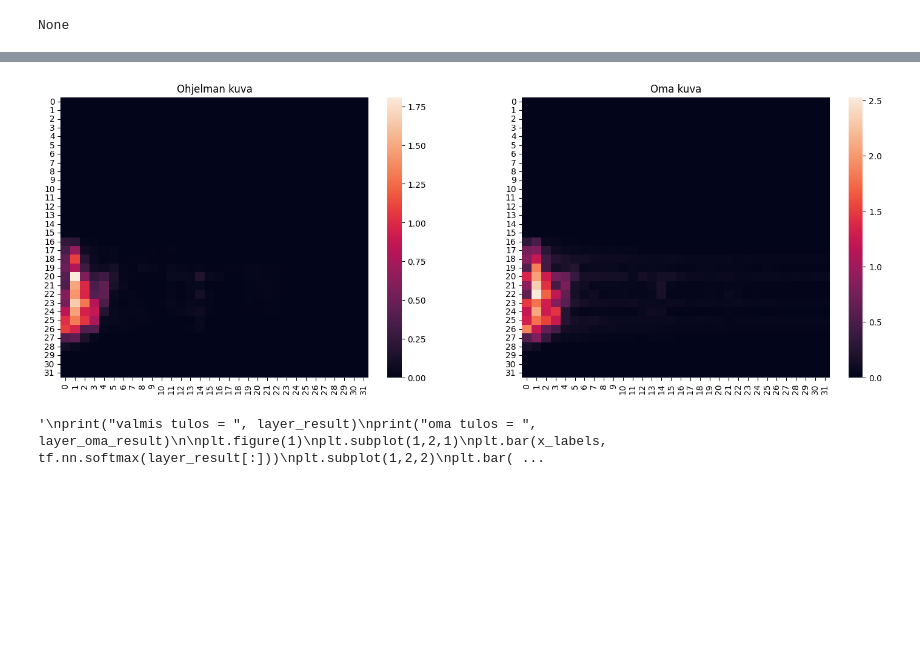
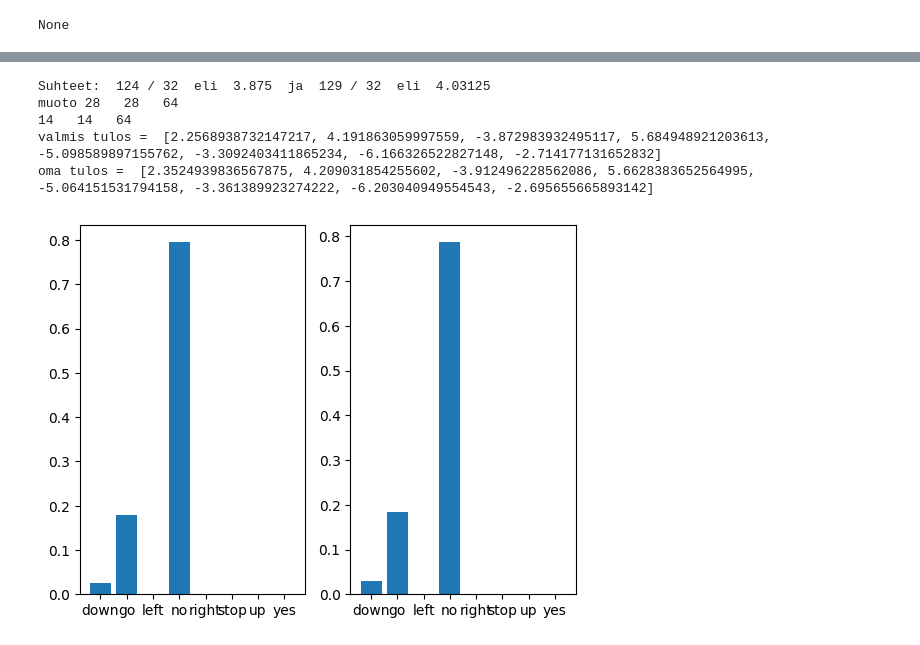
Before and after one commit to Nornalite/cnn_voice_recognition, a Jupyter notebook: Syksy2024_projektitehtava.ipynb, the cells around one changed output, grey strips where cells are left out. Cells and saved outputs as stored; diff of their text form; code cells hidden in the pictures; blank space fills up the shorter version.

```diff
--- a/Syksy2024_projektitehtava.ipynb
+++ b/Syksy2024_projektitehtava.ipynb
@@ -164,16 +165,20 @@ x, sample_rate = tf.audio.decode_wav(x, desired_channels=1, desired_samples=1600
 x = tf.squeeze(x, axis=-1)
 
 audio_sample = x
+true_spectrogram = get_spectrogram(x)[tf.newaxis,...]
+x_labels = ['down', 'go', 'left', 'no', 'right', 'stop', 'up', 'yes']
 
+'''
 waveform = x
 x = get_spectrogram(x)
 x = x[tf.newaxis,...]
 
 prediction = model(x)
-x_labels = ['down', 'go', 'left', 'no', 'right', 'stop', 'up', 'yes']
+
 plt.bar(x_labels, tf.nn.softmax(prediction[0]))
 plt.title('No')
 plt.show()
 
 display.display(display.Audio(waveform, rate=16000))
+'''
 # %% [output]
@@ -415,51 +434,50 @@ def dense2(data, weights, bias):
 # %%
-(start, layer, end) = get_reference_layer("resizing_24", model)
+#(start, layer, end) = get_reference_layer("resizing_24", model)
 norm_weights = listify(get_layer_weights("normalization_24", model))
 conv_weights1 = listify(get_layer_weights("conv2d_48", model))
 conv_weights2 = listify(get_layer_weights("conv2d_49", model))
 weights1 = listify(get_layer_weights("dense_51",model))
 weights2 = listify(get_layer_weights("dense_52",model))
 
-'''
-start_point = generate_spectrogram(listify(audio_sample), 255, 128, 129)
-
-width = 32
-height = 32
 w0 = listify(norm_weights)
 w1 = listify(conv_weights1[0])
 b1 = listify(conv_weights1[1])
 w2 = listify(conv_weights2[0])
 b2 = listify(conv_weights2[1])
 w3 = listify(weights1[0])
 b3 = listify(weights1[1])
 w4 = listify(weights2[0])
 b4 = listify(weights2[1])
 
-step0 = resize(start_point, width, height)
+start_point = generate_spectrogram(listify(audio_sample), 255, 128, 129)
+step0 = resize(start_point, 32, 32)
 step1 = normalize(step0, w0)
 step2 = convolution(step1, w1, b1)
 step3 = convolution(step2, w2, b2)
 step4 = maxpool(step3)
 step5 = flatten(step4)
 step6 = dense1(step5, w3, b3)
-layer_oma_result = dense2(step6, w4, b4)
-'''
+oma_result = dense2(step6, w4, b4)
 
 # Lämpökartta koonvaihdon testaukseen, virallisella Resize()-kerroksella tehty testikuva
-layer_result = listify(model(x))
-true_spectrogram = listify(layer(start(x)))
-compare_images(true_spectrogram, "Ohjelman kuva", step0, "Oma kuva")
-'''
-print("valmis tulos = ", layer_result)
-print("oma tulos = ", layer_oma_result)
+true_result = listify(model(true_spectrogram))
+#true_resize = listify(layer(start(true_spectrogram)))
+
+#compare_images(true_spectrogram, "Ohjelman kuva", start_point, "Oma kuva")
+
+print("valmis tulos = ", true_result)
+print("oma tulos = ", oma_result)
 
 plt.figure(1)
 plt.subplot(1,2,1)
-plt.bar(x_labels, tf.nn.softmax(layer_result[:]))
+plt.bar(x_labels, tf.nn.softmax(true_result[:]))
 plt.subplot(1,2,2)
-plt.bar(x_labels, tf.nn.softmax(layer_oma_result[:]))
+plt.bar(x_labels, tf.nn.softmax(oma_result[:]))
 plt.show()
-'''
 # %% [output]
+Suhteet:  124 / 32  eli  3.875  ja  129 / 32  eli  4.03125
+muoto 28   28   64
+14   14   64
+valmis tulos =  [2.2568938732147217, 4.191863059997559, -3.872983932495117, 5.684948921203613, -5.098589897155762, -3.3092403411865234, -6.166326522827148, -2.714177131652832]
+oma tulos =  [2.3524939836567875, 4.209031854255602, -3.912496228562086, 5.6628383652564995, -5.064151531794158, -3.361389923274222, -6.203040949554543, -2.695655665893142]
-[figure, old version]
+[figure, new version]
-'\nprint("valmis tulos = ", layer_result)\nprint("oma tulos = ", layer_oma_result)\n\nplt.figure(1)\nplt.subplot(1,2,1)\nplt.bar(x_labels, tf.nn.softmax(layer_result[:]))\nplt.subplot(1,2,2)\nplt.bar( ...
```
Also changed, not shown: parts of 5 cells of this notebook.
